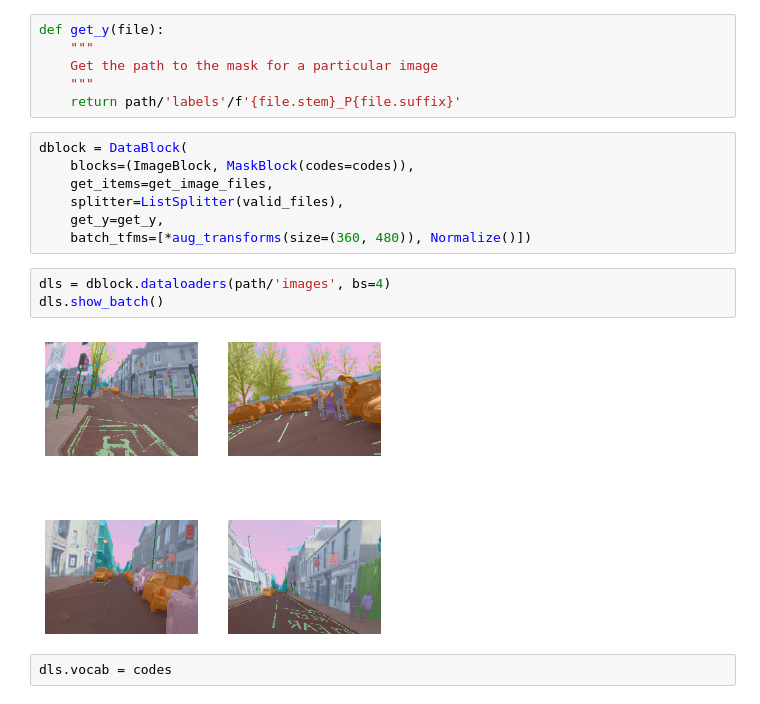
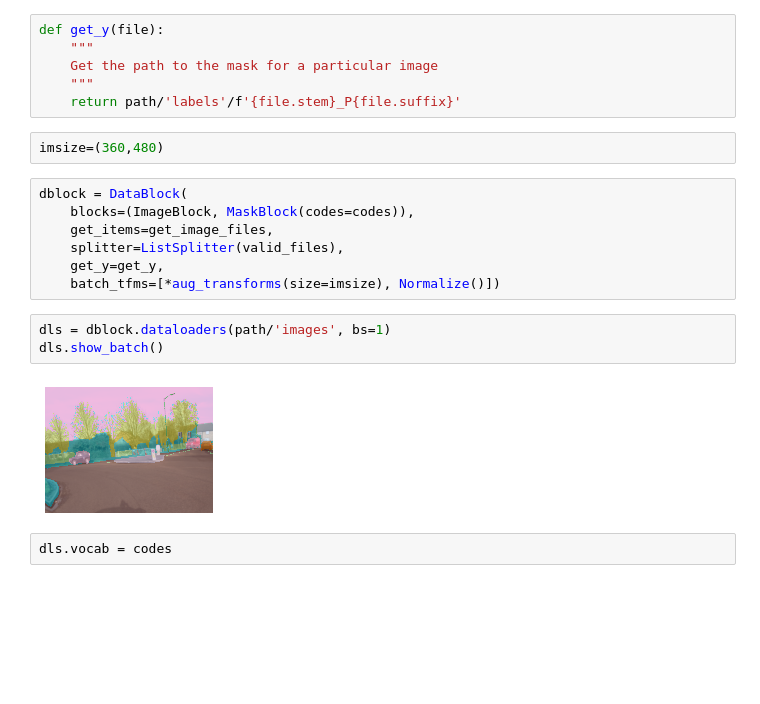
Before and after one commit to asiedubrempong/fastai-experiments, a Jupyter notebook: segmentation/frrn/frrn_modifications.ipynb, the cells around one changed output. Cells and saved outputs as stored; diff of their text form; blank space fills up the shorter version.

```diff
--- a/segmentation/frrn/frrn_modifications.ipynb
+++ b/segmentation/frrn/frrn_modifications.ipynb
@@ -45,18 +45,20 @@ def get_y(file):
     Get the path to the mask for a particular image
     """
     return path/'labels'/f'{file.stem}_P{file.suffix}'
+# %%
+imsize=(360,480)
 # %%
 dblock = DataBlock(
     blocks=(ImageBlock, MaskBlock(codes=codes)),
     get_items=get_image_files,
     splitter=ListSplitter(valid_files),
     get_y=get_y,
-    batch_tfms=[*aug_transforms(size=(360, 480)), Normalize()])
+    batch_tfms=[*aug_transforms(size=imsize), Normalize()])
 # %%
-dls = dblock.dataloaders(path/'images', bs=4)
+dls = dblock.dataloaders(path/'images', bs=1)
 dls.show_batch()
 # %% [output]
-[figure, old version]
+[figure, new version]
 # %%
 dls.vocab = codes
 # %% [markdown]
```
Also changed, not shown: parts of 4 cells of this notebook.
